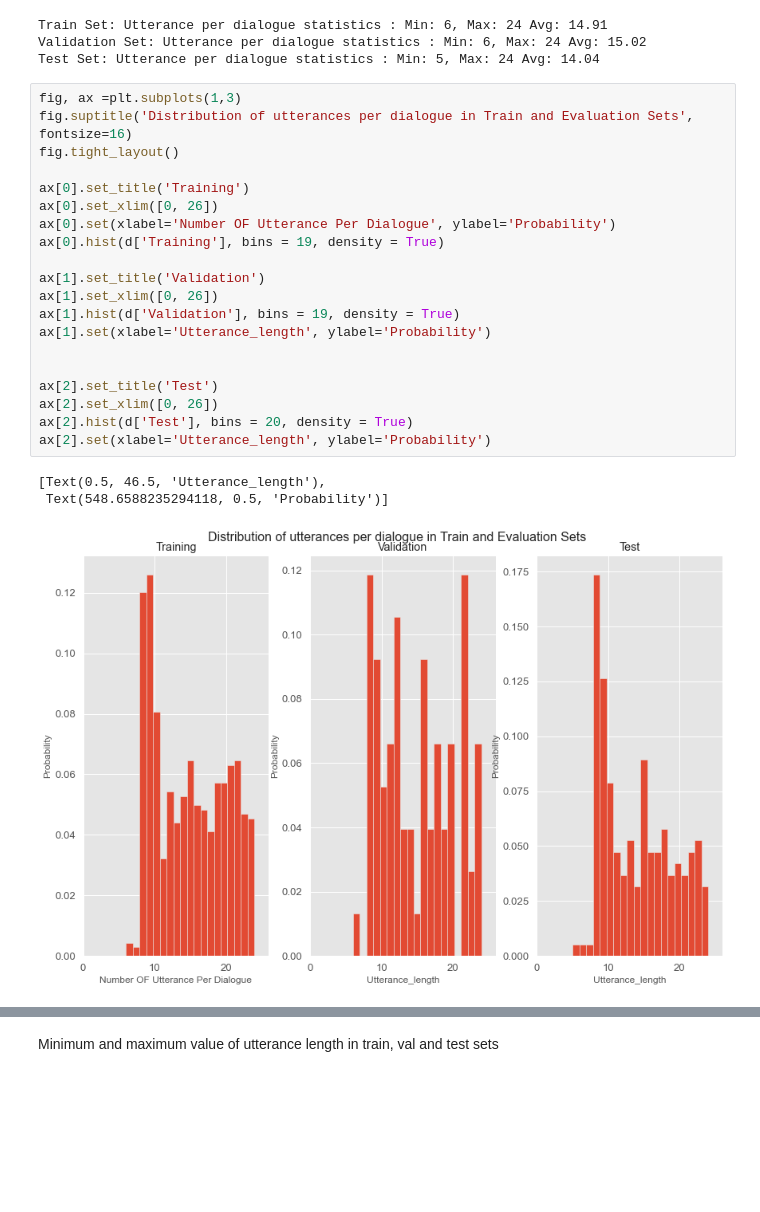
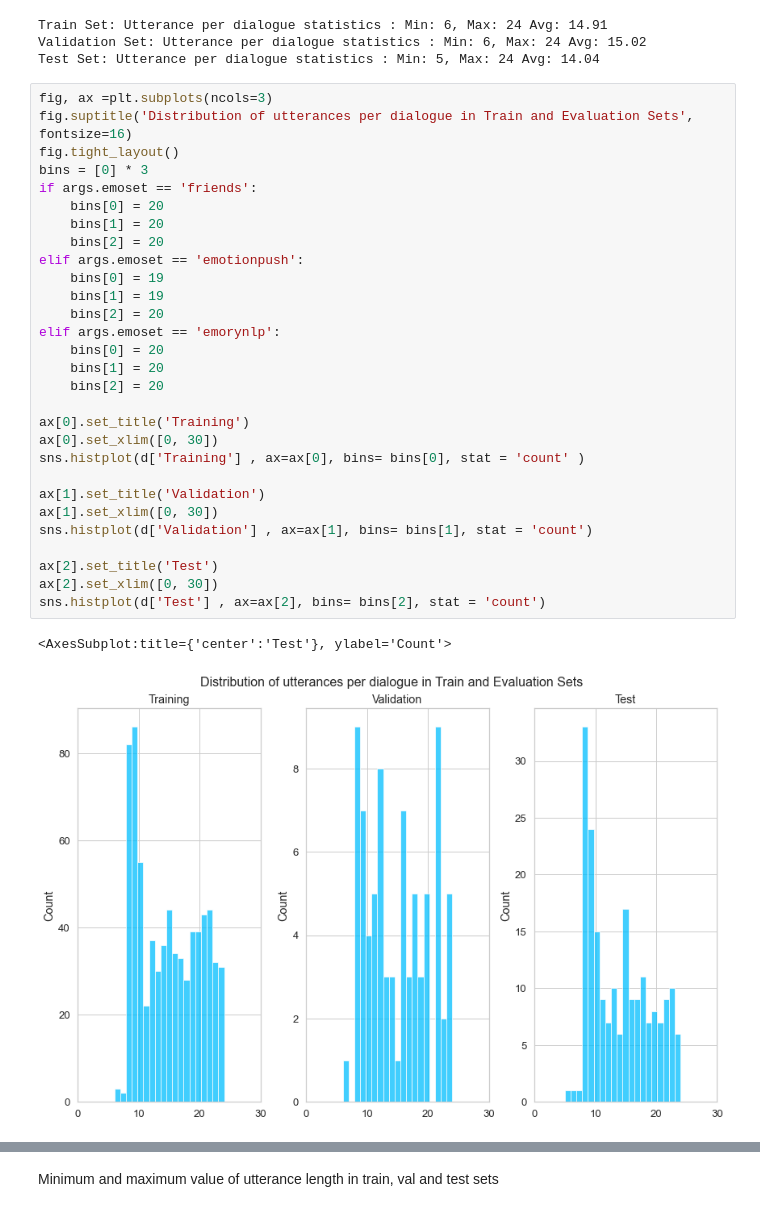
Before and after one commit to neeraj310/Master_Thesis_EA_In_ERC, a Jupyter notebook: playground/EmotionPush.ipynb, the cells around one changed output, grey strips where cells are left out. Cells and saved outputs as stored; diff of their text form; blank space fills up the shorter version.

```diff
--- a/playground/EmotionPush.ipynb
+++ b/playground/EmotionPush.ipynb
@@ -433,29 +531,37 @@ Train Set: Utterance per dialogue statistics : Min: 6, Max: 24 Avg: 14.91
 Validation Set: Utterance per dialogue statistics : Min: 6, Max: 24 Avg: 15.02
 Test Set: Utterance per dialogue statistics : Min: 5, Max: 24 Avg: 14.04
 # %%
-fig, ax =plt.subplots(1,3)
+fig, ax =plt.subplots(ncols=3)
 fig.suptitle('Distribution of utterances per dialogue in Train and Evaluation Sets', fontsize=16)
 fig.tight_layout()
+bins = [0] * 3
+if args.emoset == 'friends':
+    bins[0] = 20
+    bins[1] = 20
+    bins[2] = 20
+elif args.emoset == 'emotionpush':
+    bins[0] = 19
+    bins[1] = 19
+    bins[2] = 20
+elif args.emoset == 'emorynlp':
+    bins[0] = 20
+    bins[1] = 20
+    bins[2] = 20
 
 ax[0].set_title('Training')
-ax[0].set_xlim([0, 26])
-ax[0].set(xlabel='Number OF Utterance Per Dialogue', ylabel='Probability')
-ax[0].hist(d['Training'], bins = 19, density = True)
+ax[0].set_xlim([0, 30])
+sns.histplot(d['Training'] , ax=ax[0], bins= bins[0], stat = 'count' )
 
 ax[1].set_title('Validation')
-ax[1].set_xlim([0, 26])
-ax[1].hist(d['Validation'], bins = 19, density = True)
-ax[1].set(xlabel='Utterance_length', ylabel='Probability')
-
+ax[1].set_xlim([0, 30])
+sns.histplot(d['Validation'] , ax=ax[1], bins= bins[1], stat = 'count')
 
 ax[2].set_title('Test')
-ax[2].set_xlim([0, 26])
-ax[2].hist(d['Test'], bins = 20, density = True)
-ax[2].set(xlabel='Utterance_length', ylabel='Probability')
+ax[2].set_xlim([0, 30])
+sns.histplot(d['Test'] , ax=ax[2], bins= bins[2], stat = 'count')
 # %% [output]
-[Text(0.5, 46.5, 'Utterance_length'),
- Text(548.6588235294118, 0.5, 'Probability')]
+<AxesSubplot:title={'center':'Test'}, ylabel='Count'>
-[figure, old version]
+[figure, new version]
 # %% [markdown]
 # Distribution of Utterance Length in Train and Evaluation Sets
 - Length of utterances follows almost similar distribution in train and evaluation datasets
```
Also changed, not shown: parts of 99 cells of this notebook, 2 other files.
